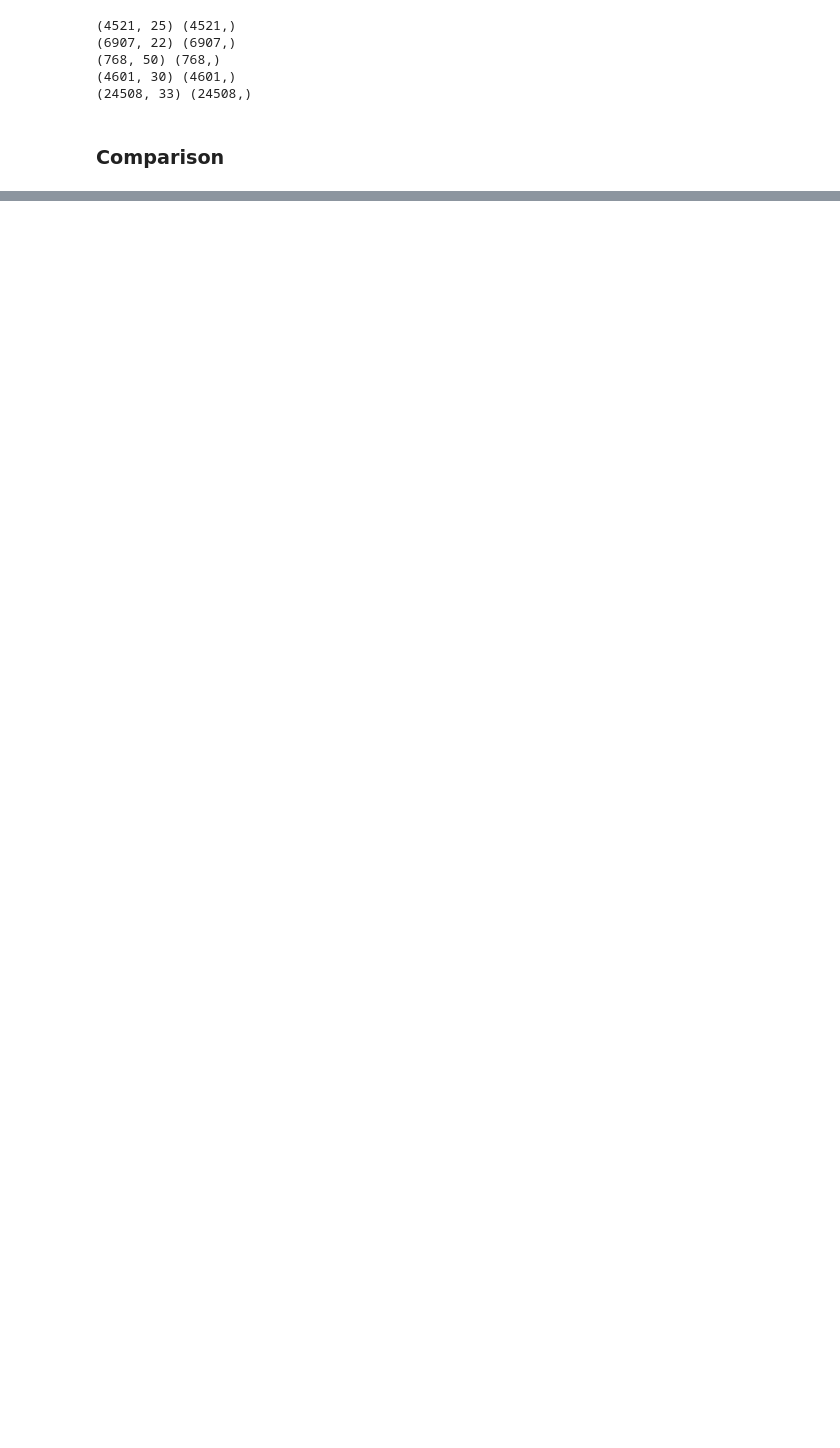
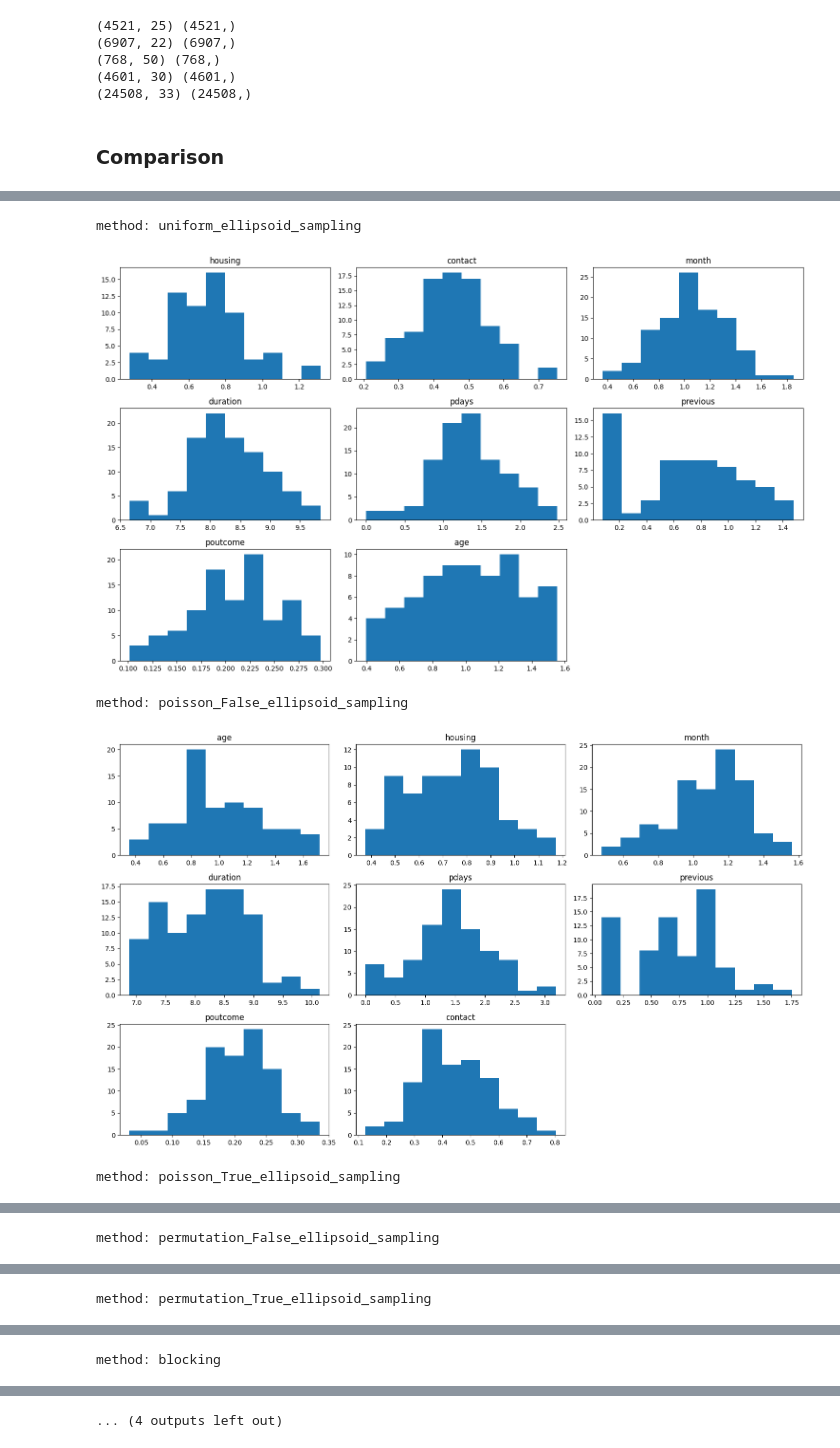
Before and after one commit to chrisli36/gam-rashoman-set, a Jupyter notebook: method_scripts/method_evaluation.ipynb, the cells around one changed output, grey strips where cells are left out. Cells and saved outputs as stored; diff of their text form; code cells hidden in the pictures; blank space fills up the shorter version.

```diff
--- a/method_scripts/method_evaluation.ipynb
+++ b/method_scripts/method_evaluation.ipynb
@@ -146,0 +228,8 @@ show_bar_plot(all_datasets_results, "bank", "iou")
+# %%
+show_variable_importance(all_datasets_results, 'bank')
+# %% [output]
+method: uniform_ellipsoid_sampling
+[figure, added]
+method: poisson_False_ellipsoid_sampling
+[figure, added]
+method: poisson_True_ellipsoid_sampling
@@ -146,0 +237 @@ show_bar_plot(all_datasets_results, "bank", "iou")
+method: permutation_False_ellipsoid_sampling
@@ -146,0 +239 @@ show_bar_plot(all_datasets_results, "bank", "iou")
+method: permutation_True_ellipsoid_sampling
@@ -146,0 +241 @@ show_bar_plot(all_datasets_results, "bank", "iou")
+method: blocking
@@ -146,0 +243 @@ show_bar_plot(all_datasets_results, "bank", "iou")
+... (4 outputs left out)
```
Also changed, not shown: parts of 11 cells of this notebook, 13 other files.
